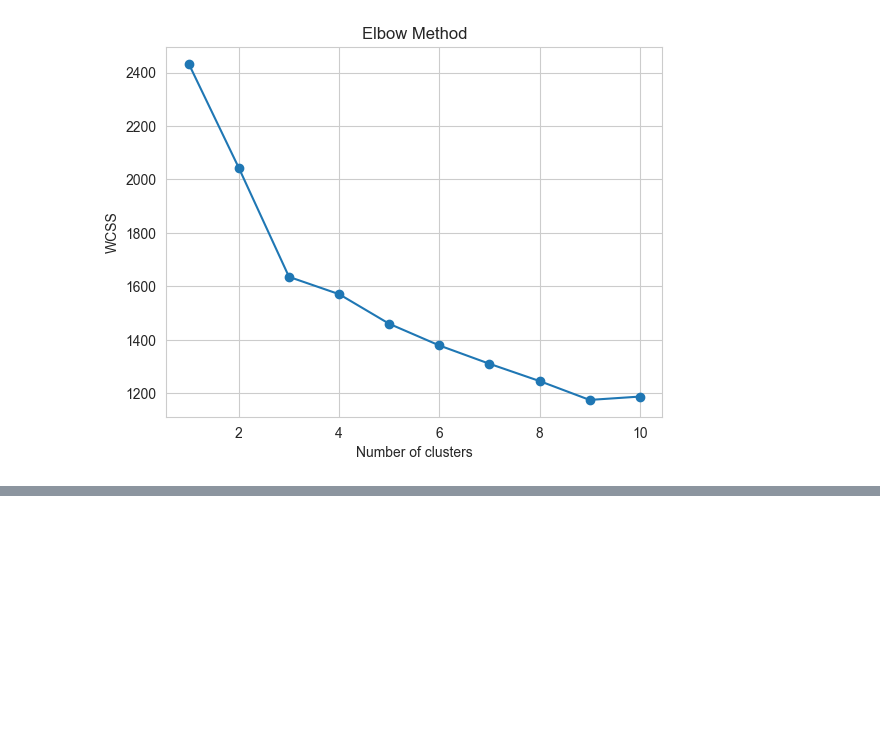
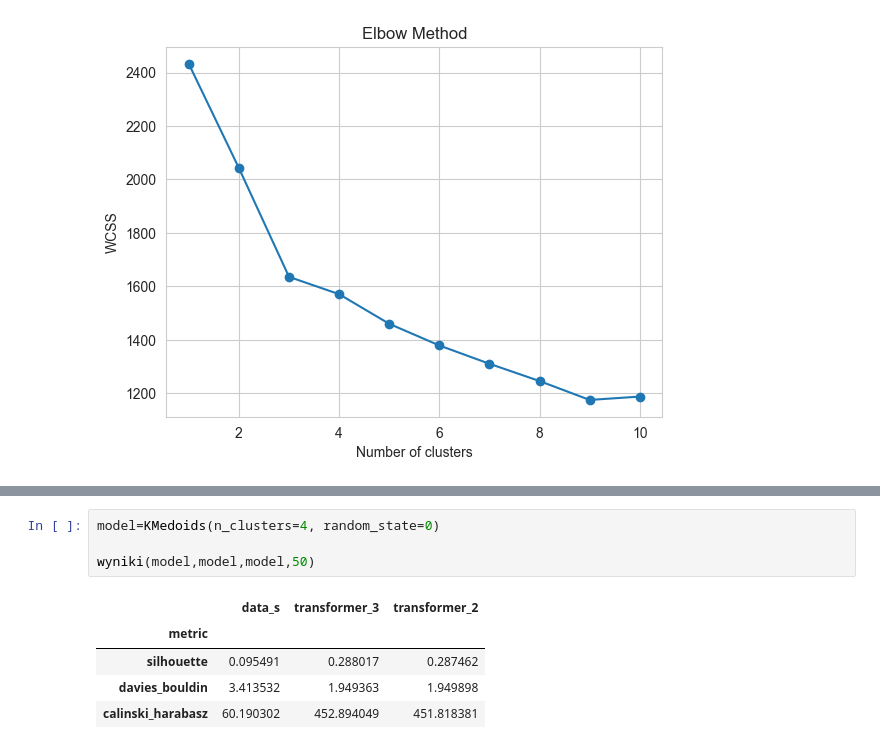
Before and after one commit to fantasy2fry/brand-laptops-clustering-ml, a Jupyter notebook: src/clustering/Norbert.ipynb, the cells around one changed output, grey strips where cells are left out. Drawn from its saved outputs; the diff is of its cells as text; blank space fills up the shorter version.

```diff
--- a/src/clustering/Norbert.ipynb
+++ b/src/clustering/Norbert.ipynb
@@ -498,0 +521,10 @@ See the caveats in the documentation: https://pandas.pydata.org/pandas-docs/stab
+# %%
+model=KMedoids(n_clusters=4, random_state=0)
+
+wyniki(model,model,model,50)
+# %% [output]
+|  | data_s | transformer_3 | transformer_2 |
+| metric |  |  |  |
+| silhouette | 0.095491 | 0.288017 | 0.287462 |
+| davies_bouldin | 3.413532 | 1.949363 | 1.949898 |
+| calinski_harabasz | 60.190302 | 452.894049 | 451.818381 |
```
Also changed, not shown: parts of 9 cells of this notebook, 1 other file.
